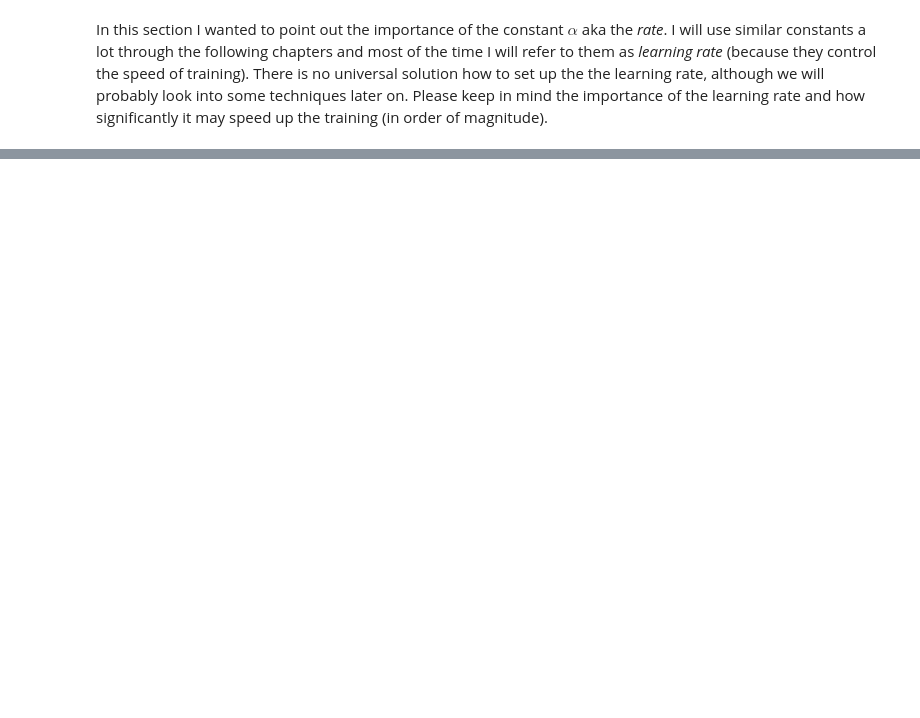
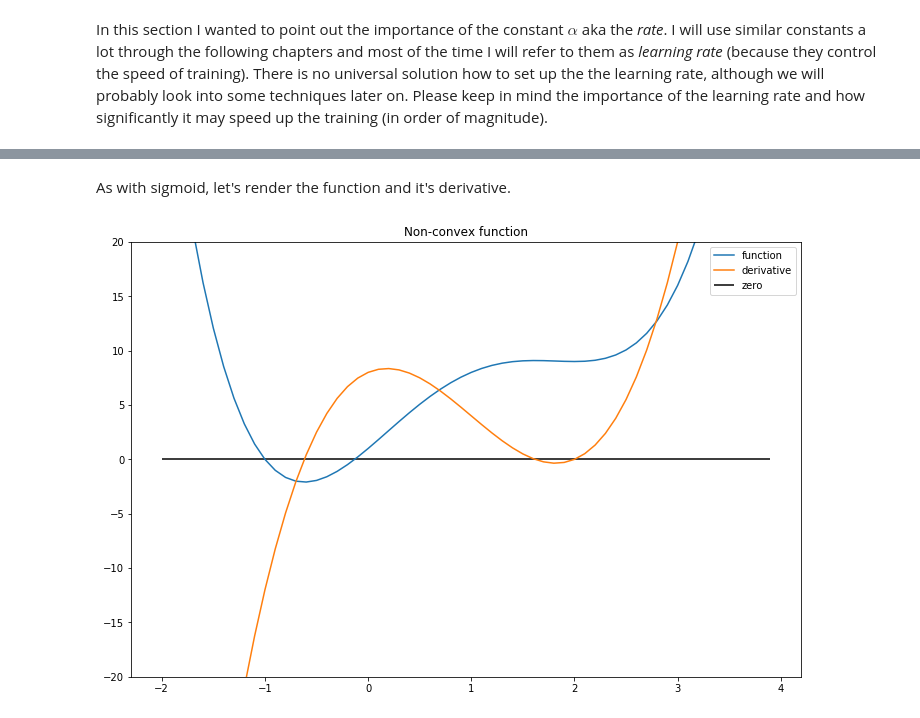
Before and after one commit to PatrikValkovic/neural-networks-step-by-step, a Jupyter notebook: 03-logistic-regression.ipynb, the cells around one changed output, grey strips where cells are left out. Cells and saved outputs as stored; diff of their text form; code cells hidden in the pictures; blank space fills up the shorter version.

Commit message:
Add part about gradient descent, non-convex case and loss function into the third chapter

```diff
--- a/03-logistic-regression.ipynb
+++ b/03-logistic-regression.ipynb
@@ -238,0 +249,19 @@ In this section I wanted to point out the importance of the constant $\alpha$ ak
+# %% [markdown]
+As with sigmoid, let's render the function and it's derivative.
+# %%
+def function(x):
+    return x**4 - 4 * x**3 + 2 * x**2 + 8 * x + 1
+def gradient(x):
+    return 4 * x**3 - 12 * x**2 + 4 * x + 8
+
+x = np.arange(-2, 4, 0.1)
+plt.figure(figsize=(12,8))
+plt.plot(x, function(x), label="function")
+plt.plot(x, gradient(x), label="derivative")
+plt.hlines(0, np.min(x), np.max(x), label="zero")
+plt.title("Non-convex function")
+plt.ylim(-20,20)
+plt.legend()
+plt.show()
+# %% [output]
+[figure, added]
```
Also changed, not shown: parts of 14 cells of this notebook, 1 other file.
